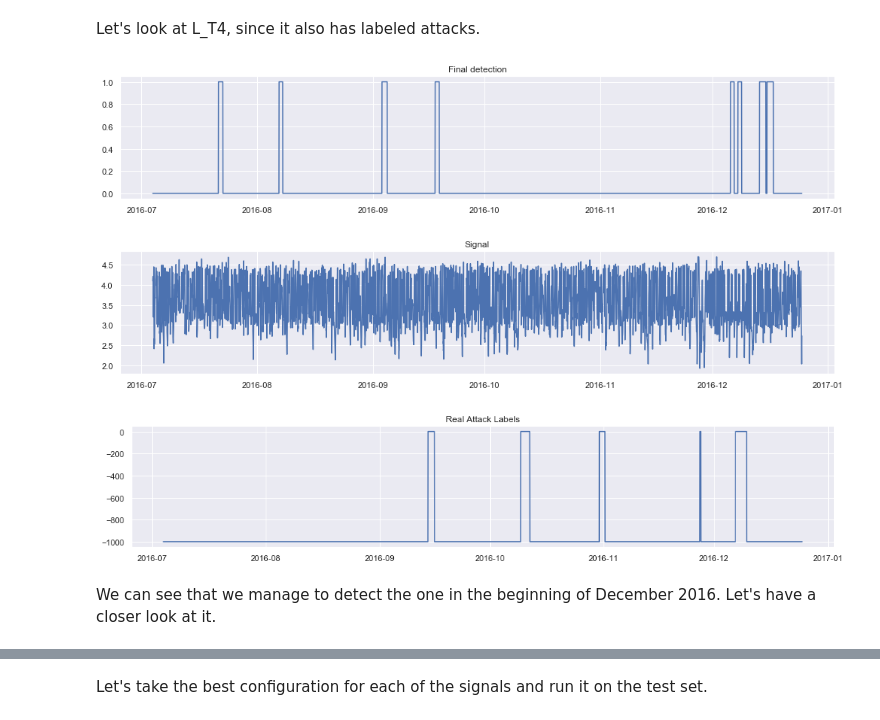
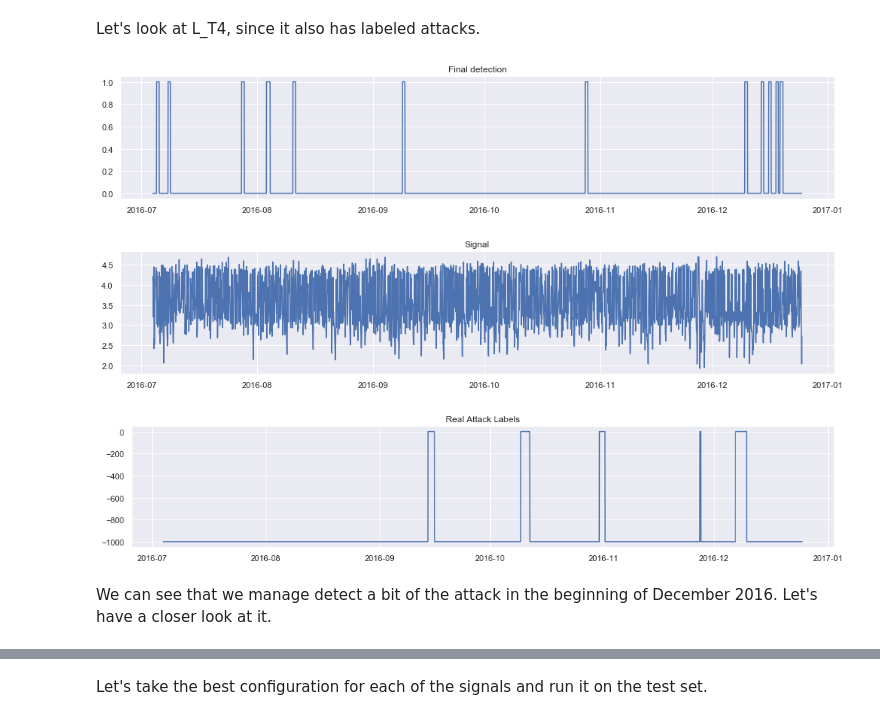
Before and after one commit to benhe119/Cyber-data-analytics_TUDelft, a Jupyter notebook: lab2/notebooks/Discrete Models Task.ipynb, the cells around one changed output, grey strips where cells are left out. Saved outputs shown, nothing was run; the diff lists cells and outputs as text; code cells hidden in the pictures.

```diff
--- a/lab2/notebooks/Discrete Models Task.ipynb
+++ b/lab2/notebooks/Discrete Models Task.ipynb
@@ -121,9 +122,0 @@ Let's take the dataset 2, which has attacks, and discretize it.
-# %%
-file_name = "trn_set_2"
-DATA_PATH = r"C:../data/{}.csv".format(file_name)
-
-data_train2 = pd.read_csv(DATA_PATH, parse_dates=['DATETIME'], index_col = ['DATETIME'], dayfirst=True)
-#signal2 = pd.Series(data_train2[signal_name])
-
-#discretize the signal
-#discrete_signal2 = discretize_signal(signal2, n_bins)
@@ -347,26 +325,15 @@ print(grid_values)
 # %% [markdown]
 Let's look at L_T1 first, since we have properly labeled attacks.
 # %%
-#read data
-file_name1 = "trn_set_1"
-file_name2 = "trn_set_2"
-
-DATA_PATH1 = r"C:../data/{}.csv".format(file_name1)
-DATA_PATH2 = r"C:../data/{}.csv".format(file_name2)
-
-
-data_train1 = pd.read_csv(DATA_PATH1, parse_dates=['DATETIME'], index_col = ['DATETIME'], dayfirst=True)
-data_train2 = pd.read_csv(DATA_PATH2, parse_dates=['DATETIME'], index_col = ['DATETIME'], dayfirst=True)
-
 #choose signal for analysis
 signal_name = 'L_T1'
 signal = data_train1[signal_name]
 signal2 = data_train2[signal_name]
 
 #use the best parameter values obtained for grid search
-n_bins = 3
-n = 4
-window = 20
+n_bins = 4
+n = 6
+window = 15
 threshold = 500
 
 #discretize the signal
@@ -452,27 +419,16 @@ In the case of the 'L_T1' sensor this attack, according to the data documentatio
 # %% [markdown]
 Let's look at L_T4, since it also has labeled attacks.
 # %%
-#read data
-file_name1 = "trn_set_1"
-file_name2 = "trn_set_2"
-
-DATA_PATH1 = r"C:../data/{}.csv".format(file_name1)
-DATA_PATH2 = r"C:../data/{}.csv".format(file_name2)
-
-
-data_train1 = pd.read_csv(DATA_PATH1, parse_dates=['DATETIME'], index_col = ['DATETIME'], dayfirst=True)
-data_train2 = pd.read_csv(DATA_PATH2, parse_dates=['DATETIME'], index_col = ['DATETIME'], dayfirst=True)
-
 #choose signal for analysis
 signal_name = 'L_T4'
 signal = data_train1[signal_name]
 signal2 = data_train2[signal_name]
 
 #use the best parameter values obtained for grid search
-n_bins = 3
-n = 3
-window = 24
-threshold = 25
+n_bins = 4
+n = 6
+window = 15
+threshold = 500
 
 #discretize the signal
 discrete_signal = discretize_signal(signal, n_bins)
@@ -497,38 +453,38 @@ for num_idx, index in enumerate(discrete_signal2.index[:-window+1]):
     for num_idx_det, index_det in enumerate(detection_series.index[num_idx:(num_idx+window)]):
         if detection_series.loc[index_det].item() > prob_product:
             detection_series.loc[index_det] = prob_product
 
 
 min_prob = np.min(detection_series).item()
 
 final_detection = pd.DataFrame(np.zeros(discrete_signal2.size), discrete_signal2.index)
 
 thresh = threshold * min_prob
 
 for num_idx_det, index_det in enumerate(detection_series.index):
     if detection_series.loc[index_det].item() < thresh:
         final_detection.loc[index_det] = 1
 
 plt.figure(figsize=(17,3))
 plt.plot(final_detection)
 plt.title("Final detection")
 plt.show()
 
 plt.figure(figsize=(17,3))
 plt.plot(signal2)
 plt.title("Signal")
 plt.show()
 
 plt.figure(figsize=(17,3))
 plt.plot(data_train2['ATT_FLAG'])
 plt.title("Real Attack Labels")
 plt.show()
 # %% [output]
-[figure, old version]
+[figure, new version]
 [figure]
 [figure]
 # %% [markdown]
-We can see that we manage to detect the one in the beginning of December 2016. Let's have a closer look at it.
+We can see that we manage detect a bit of the attack in the beginning of December 2016. Let's have a closer look at it.
 # %%
 start_date = '2016-12-01'
 end_date = '2016-12-20'
```
Also changed, not shown: parts of 42 cells of this notebook, 1 other file.
